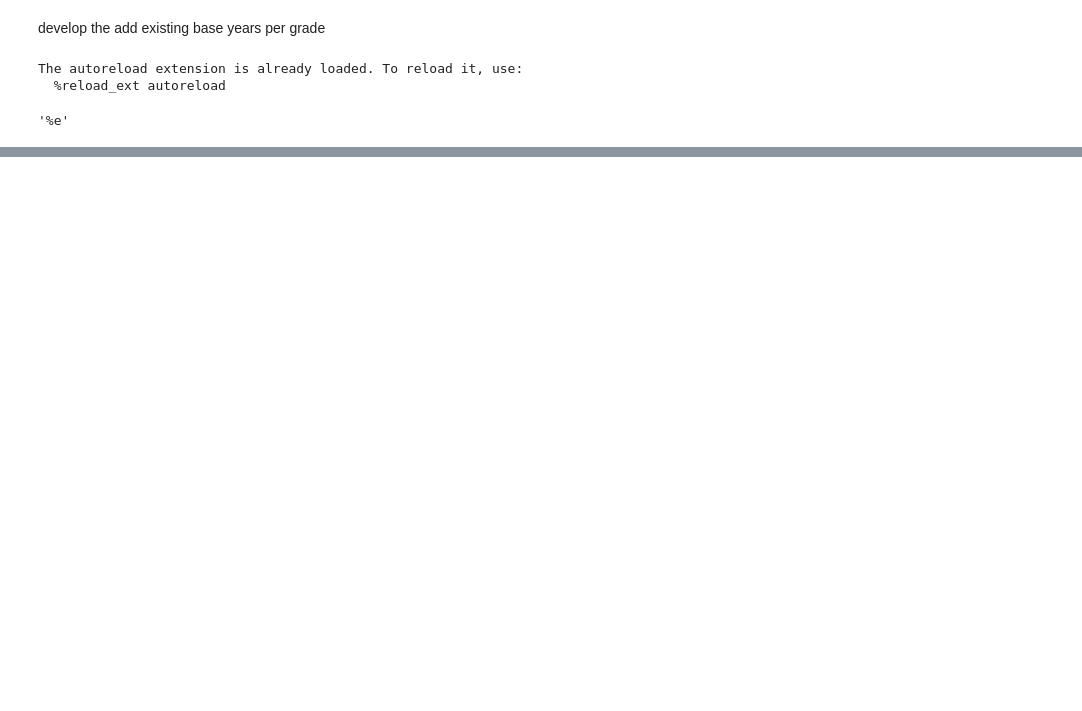
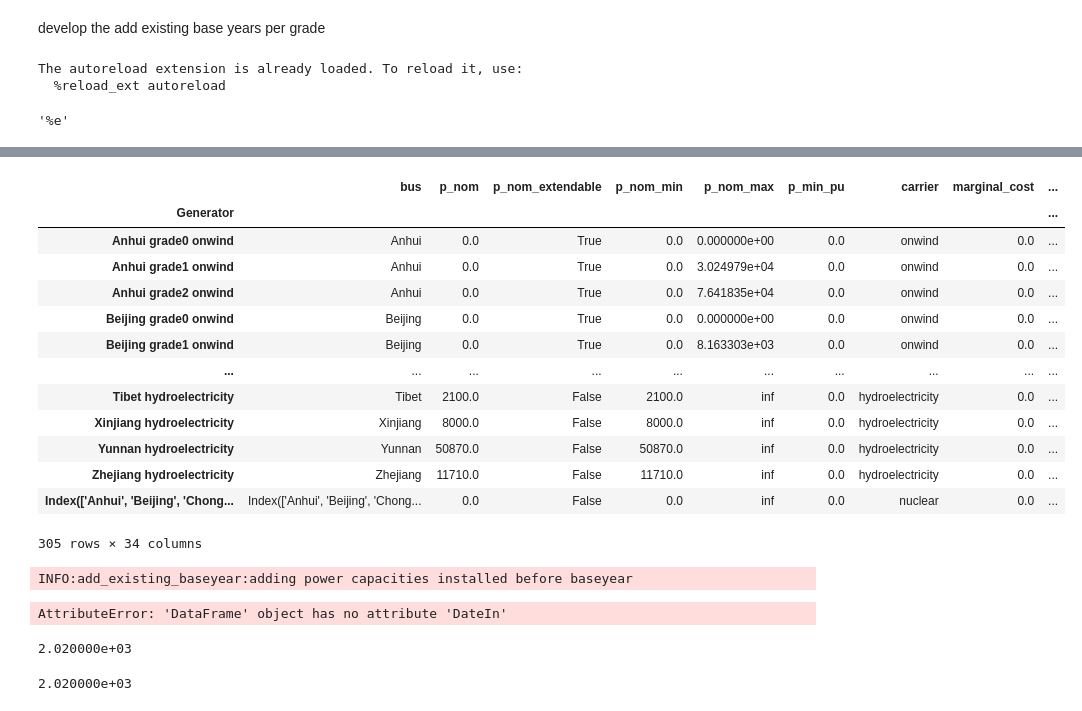
Before and after one commit to pik-piam/PyPSA-China-PIK, a Jupyter notebook: workflow/notebooks/dev-brownfield_grades_vre.ipynb, the cells around one changed output, grey strips where cells are left out. Cells and saved outputs as stored; diff of their text form; code cells hidden in the pictures; blank space fills up the shorter version.

```diff
--- a/workflow/notebooks/dev-brownfield_grades_vre.ipynb
+++ b/workflow/notebooks/dev-brownfield_grades_vre.ipynb
@@ -135,0 +462,31 @@ df.loc[(slice(None),"onwind"),:]
+# %%
+n.generators
+# %% [output]
+|  | bus | p_nom | p_nom_extendable | p_nom_min | p_nom_max | p_min_pu | carrier | marginal_cost | ... |
+| Generator |  |  |  |  |  |  |  |  | ... |
+| Anhui grade0 onwind | Anhui | 0.0 | True | 0.0 | 0.000000e+00 | 0.0 | onwind | 0.0 | ... |
+| Anhui grade1 onwind | Anhui | 0.0 | True | 0.0 | 3.024979e+04 | 0.0 | onwind | 0.0 | ... |
+| Anhui grade2 onwind | Anhui | 0.0 | True | 0.0 | 7.641835e+04 | 0.0 | onwind | 0.0 | ... |
+| Beijing grade0 onwind | Beijing | 0.0 | True | 0.0 | 0.000000e+00 | 0.0 | onwind | 0.0 | ... |
+| Beijing grade1 onwind | Beijing | 0.0 | True | 0.0 | 8.163303e+03 | 0.0 | onwind | 0.0 | ... |
+| ... | ... | ... | ... | ... | ... | ... | ... | ... | ... |
+| Tibet hydroelectricity | Tibet | 2100.0 | False | 2100.0 | inf | 0.0 | hydroelectricity | 0.0 | ... |
+| Xinjiang hydroelectricity | Xinjiang | 8000.0 | False | 8000.0 | inf | 0.0 | hydroelectricity | 0.0 | ... |
+| Yunnan hydroelectricity | Yunnan | 50870.0 | False | 50870.0 | inf | 0.0 | hydroelectricity | 0.0 | ... |
+| Zhejiang hydroelectricity | Zhejiang | 11710.0 | False | 11710.0 | inf | 0.0 | hydroelectricity | 0.0 | ... |
+| Index(['Anhui', 'Beijing', 'Chong... | Index(['Anhui', 'Beijing', 'Chong... | 0.0 | False | 0.0 | inf | 0.0 | nuclear | 0.0 | ... |
+305 rows × 34 columns
+# %%
+out_ = add_power_capacities_installed_before_baseyear(n, costs, config, df)
+out_
+# %% [output]
+INFO:add_existing_baseyear:adding power capacities installed before baseyear
+AttributeError: 'DataFrame' object has no attribute 'DateIn'
+# %%
+grouping_year
+# %% [output]
+2.020000e+03
+# %%
+grouping_year
+# %% [output]
+2.020000e+03
```
Also changed, not shown: parts of 54 cells of this notebook, 1 other file.
